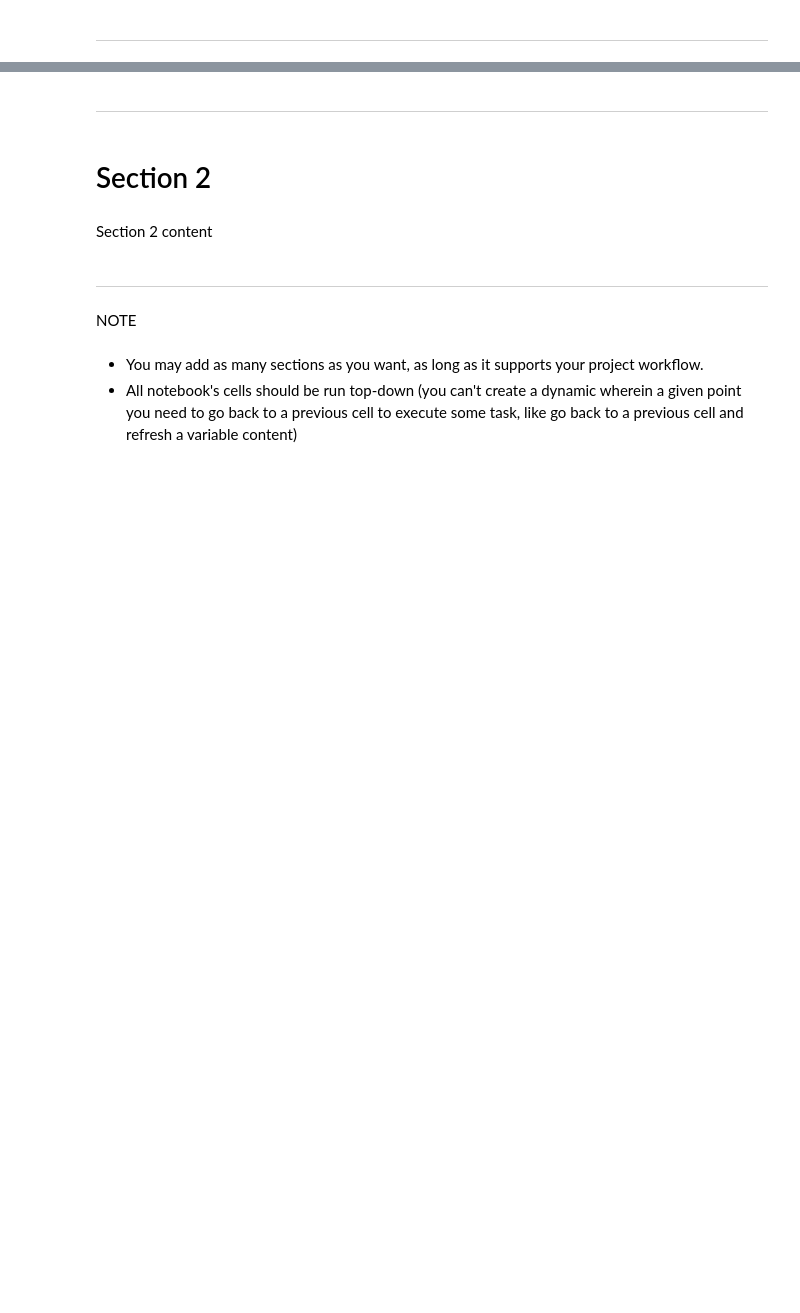
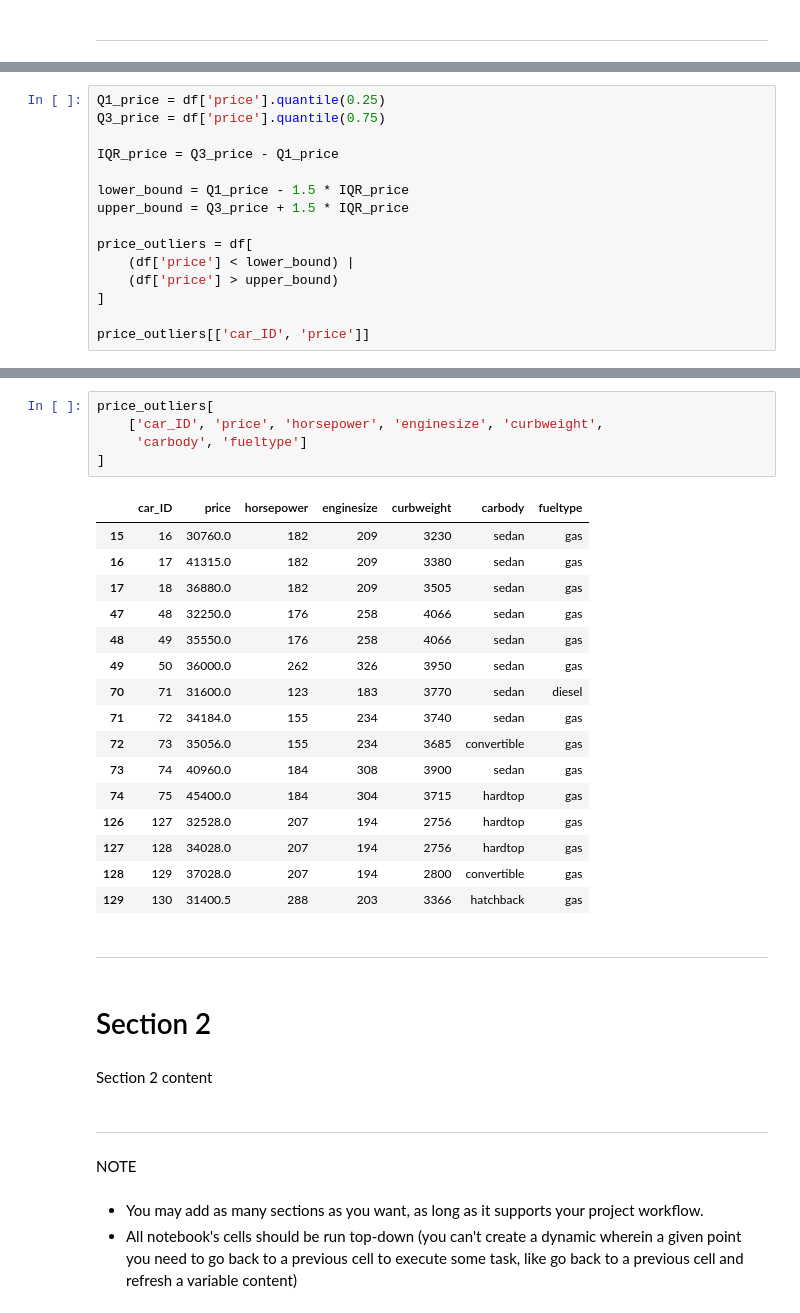
Before and after one commit to nastarannaseri79-afk/car-price-predictive-analysis, a Jupyter notebook: jupyter_notebooks/Notebook_Template.ipynb, the cells around one changed output, grey strips where cells are left out. Cells and saved outputs as stored; diff of their text form; blank space fills up the shorter version.

```diff
--- a/jupyter_notebooks/Notebook_Template.ipynb
+++ b/jupyter_notebooks/Notebook_Template.ipynb
@@ -55,0 +429,15 @@ Section 1 content
+# %%
+Q1_price = df['price'].quantile(0.25)
+Q3_price = df['price'].quantile(0.75)
+
+IQR_price = Q3_price - Q1_price
+
+lower_bound = Q1_price - 1.5 * IQR_price
+upper_bound = Q3_price + 1.5 * IQR_price
+
+price_outliers = df[
+    (df['price'] < lower_bound) |
+    (df['price'] > upper_bound)
+]
+
+price_outliers[['car_ID', 'price']]
@@ -56,3 +461,25 @@ Section 1 content
+# %%
+price_outliers[
+    ['car_ID', 'price', 'horsepower', 'enginesize', 'curbweight',
+     'carbody', 'fueltype']
+]
+# %% [output]
+|  | car_ID | price | horsepower | enginesize | curbweight | carbody | fueltype |
+| 15 | 16 | 30760.0 | 182 | 209 | 3230 | sedan | gas |
+| 16 | 17 | 41315.0 | 182 | 209 | 3380 | sedan | gas |
+| 17 | 18 | 36880.0 | 182 | 209 | 3505 | sedan | gas |
+| 47 | 48 | 32250.0 | 176 | 258 | 4066 | sedan | gas |
+| 48 | 49 | 35550.0 | 176 | 258 | 4066 | sedan | gas |
+| 49 | 50 | 36000.0 | 262 | 326 | 3950 | sedan | gas |
+| 70 | 71 | 31600.0 | 123 | 183 | 3770 | sedan | diesel |
+| 71 | 72 | 34184.0 | 155 | 234 | 3740 | sedan | gas |
+| 72 | 73 | 35056.0 | 155 | 234 | 3685 | convertible | gas |
+| 73 | 74 | 40960.0 | 184 | 308 | 3900 | sedan | gas |
+| 74 | 75 | 45400.0 | 184 | 304 | 3715 | hardtop | gas |
+| 126 | 127 | 32528.0 | 207 | 194 | 2756 | hardtop | gas |
+| 127 | 128 | 34028.0 | 207 | 194 | 2756 | hardtop | gas |
+| 128 | 129 | 37028.0 | 207 | 194 | 2800 | convertible | gas |
+| 129 | 130 | 31400.5 | 288 | 203 | 3366 | hatchback | gas |
 # %% [markdown]
 ---
 # %% [markdown]
```
Also changed, not shown: parts of 55 cells of this notebook.
